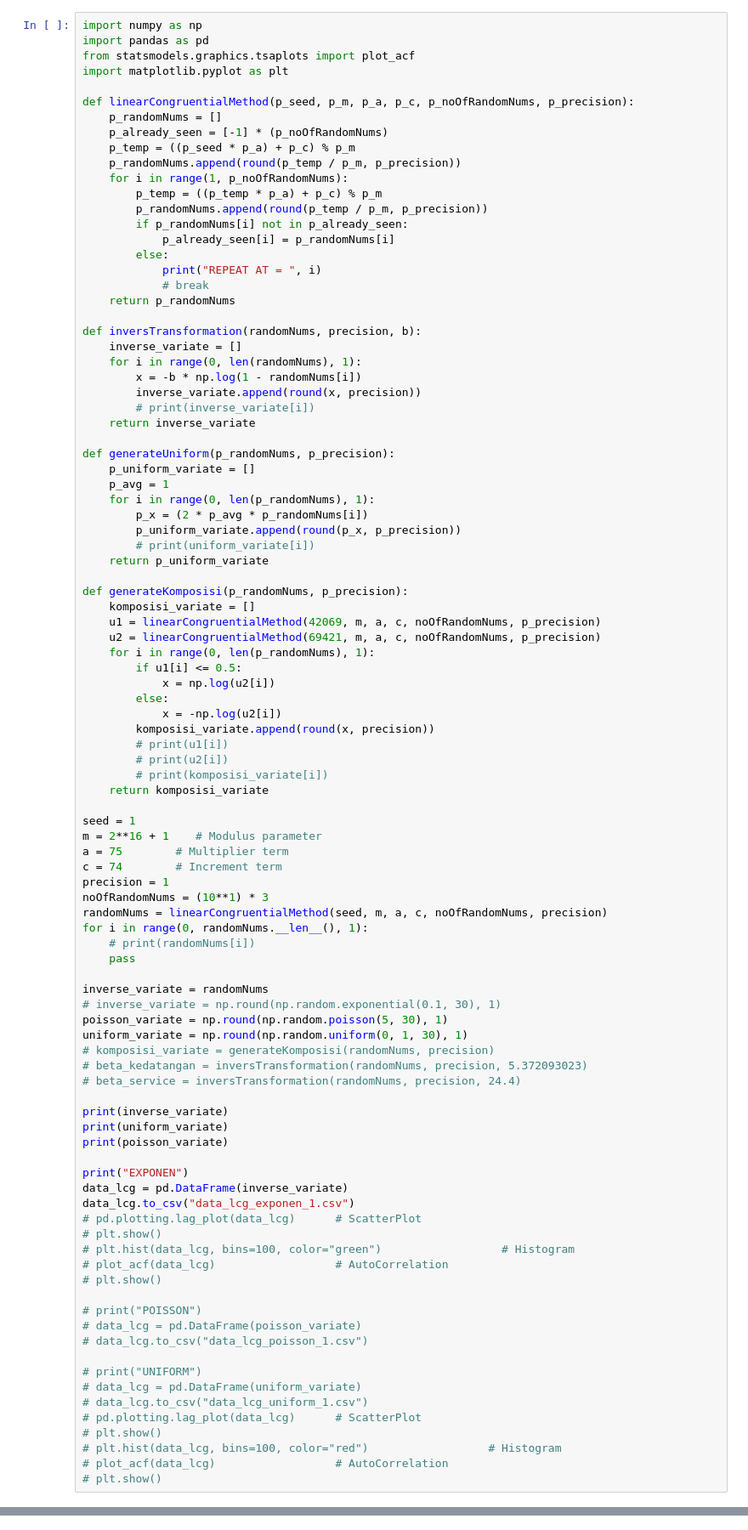
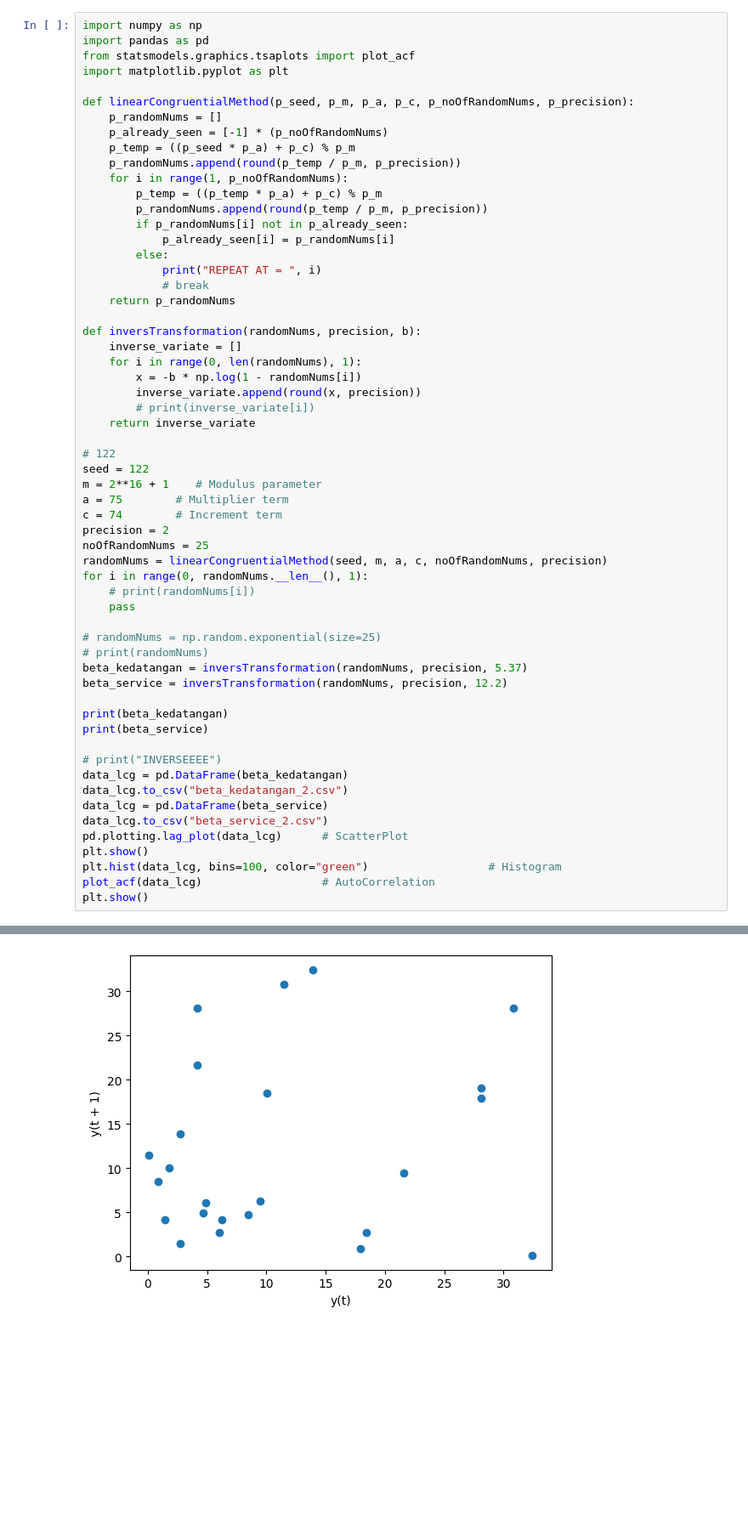
Before and after one commit to Wickidie/CollegeCs, a Jupyter notebook: Python/SimulationModeling/SimulationModeling.ipynb, the cells around one changed output, grey strips where cells are left out. Shown at 85% size. Drawn from its saved outputs; the diff is of its cells as text; blank space fills up the shorter version.

```diff
--- a/Python/SimulationModeling/SimulationModeling.ipynb
+++ b/Python/SimulationModeling/SimulationModeling.ipynb
@@ -27,72 +27,34 @@ def inversTransformation(randomNums, precision, b):
         # print(inverse_variate[i])
     return inverse_variate
 
-def generateUniform(p_randomNums, p_precision):
-    p_uniform_variate = []
-    p_avg = 1
-    for i in range(0, len(p_randomNums), 1):
-        p_x = (2 * p_avg * p_randomNums[i])
-        p_uniform_variate.append(round(p_x, p_precision))
-        # print(uniform_variate[i])
-    return p_uniform_variate
-
-def generateKomposisi(p_randomNums, p_precision):
-    komposisi_variate = []
-    u1 = linearCongruentialMethod(42069, m, a, c, noOfRandomNums, p_precision)
-    u2 = linearCongruentialMethod(69421, m, a, c, noOfRandomNums, p_precision)
-    for i in range(0, len(p_randomNums), 1):
-        if u1[i] <= 0.5:
-            x = np.log(u2[i])
-        else:
-            x = -np.log(u2[i])
-        komposisi_variate.append(round(x, precision))
-        # print(u1[i])
-        # print(u2[i])
-        # print(komposisi_variate[i])
-    return komposisi_variate
-
-seed = 1
+# 122
+seed = 122
 m = 2**16 + 1    # Modulus parameter
 a = 75        # Multiplier term
 c = 74        # Increment term
-precision = 1
-noOfRandomNums = (10**1) * 3
+precision = 2
+noOfRandomNums = 25
 randomNums = linearCongruentialMethod(seed, m, a, c, noOfRandomNums, precision)
 for i in range(0, randomNums.__len__(), 1):
     # print(randomNums[i])
     pass
 
-inverse_variate = randomNums
-# inverse_variate = np.round(np.random.exponential(0.1, 30), 1)
-poisson_variate = np.round(np.random.poisson(5, 30), 1)
-uniform_variate = np.round(np.random.uniform(0, 1, 30), 1)
-# komposisi_variate = generateKomposisi(randomNums, precision)
-# beta_kedatangan = inversTransformation(randomNums, precision, 5.372093023)
-# beta_service = inversTransformation(randomNums, precision, 24.4)
+# randomNums = np.random.exponential(size=25)
+# print(randomNums)
+beta_kedatangan = inversTransformation(randomNums, precision, 5.37)
+beta_service = inversTransformation(randomNums, precision, 12.2)
 
-print(inverse_variate)
-print(uniform_variate)
-print(poisson_variate)
+print(beta_kedatangan)
+print(beta_service)
 
-print("EXPONEN")
-data_lcg = pd.DataFrame(inverse_variate)
-data_lcg.to_csv("data_lcg_exponen_1.csv")
-# pd.plotting.lag_plot(data_lcg)      # ScatterPlot
-# plt.show()
-# plt.hist(data_lcg, bins=100, color="green")                  # Histogram
-# plot_acf(data_lcg)                  # AutoCorrelation
-# plt.show()
-
-# print("POISSON")
-# data_lcg = pd.DataFrame(poisson_variate)
-# data_lcg.to_csv("data_lcg_poisson_1.csv")
-
-# print("UNIFORM")
-# data_lcg = pd.DataFrame(uniform_variate)
-# data_lcg.to_csv("data_lcg_uniform_1.csv")
-# pd.plotting.lag_plot(data_lcg)      # ScatterPlot
-# plt.show()
-# plt.hist(data_lcg, bins=100, color="red")                  # Histogram
-# plot_acf(data_lcg)                  # AutoCorrelation
-# plt.show()
+# print("INVERSEEEE")
+data_lcg = pd.DataFrame(beta_kedatangan)
+data_lcg.to_csv("beta_kedatangan_2.csv")
+data_lcg = pd.DataFrame(beta_service)
+data_lcg.to_csv("beta_service_2.csv")
+pd.plotting.lag_plot(data_lcg)      # ScatterPlot
+plt.show()
+plt.hist(data_lcg, bins=100, color="green")                  # Histogram
+plot_acf(data_lcg)                  # AutoCorrelation
+plt.show()
 # %% [output]
@@ -115,0 +66 @@ EXPONEN
+[figure, added]
```
Also changed, not shown: parts of 1 cell of this notebook, 1 other file.
